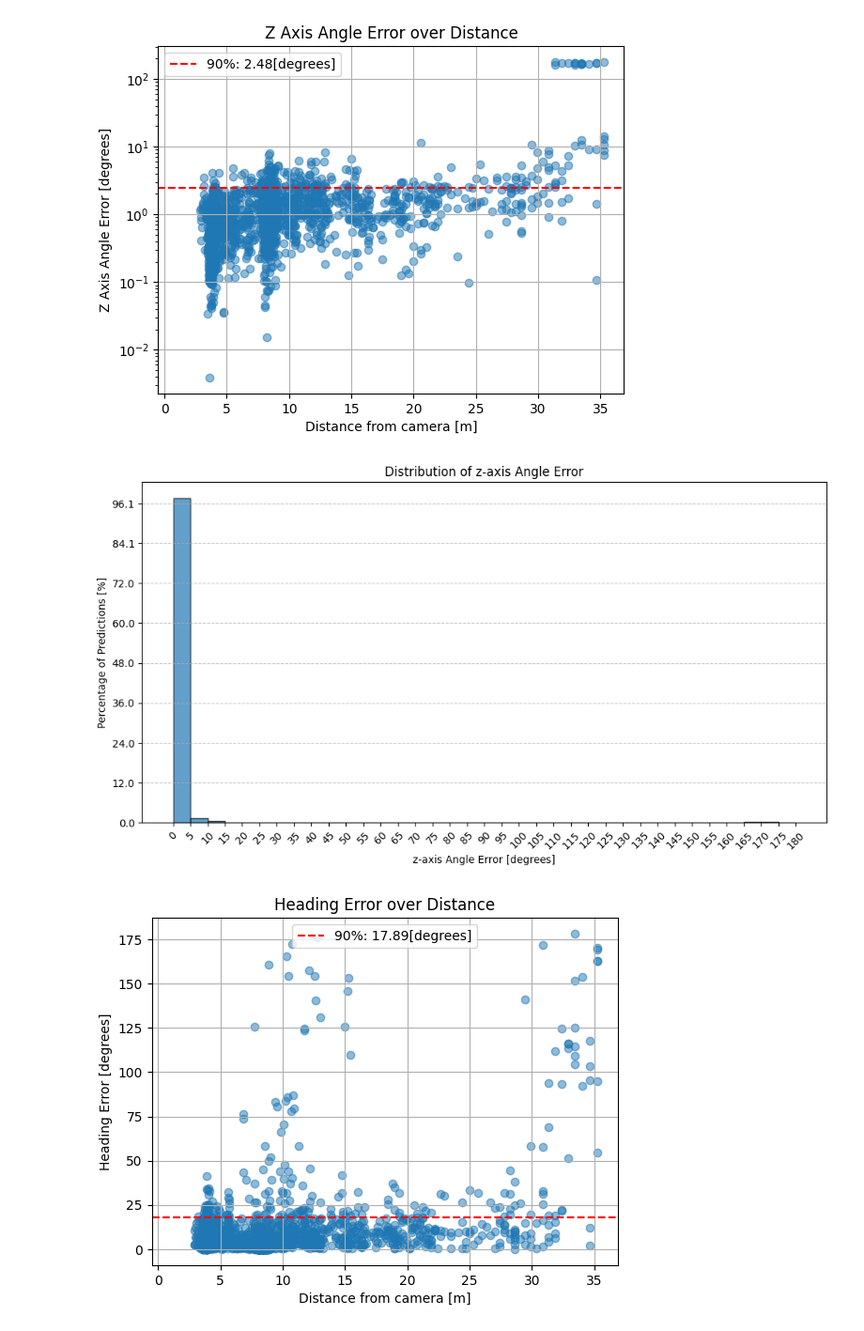
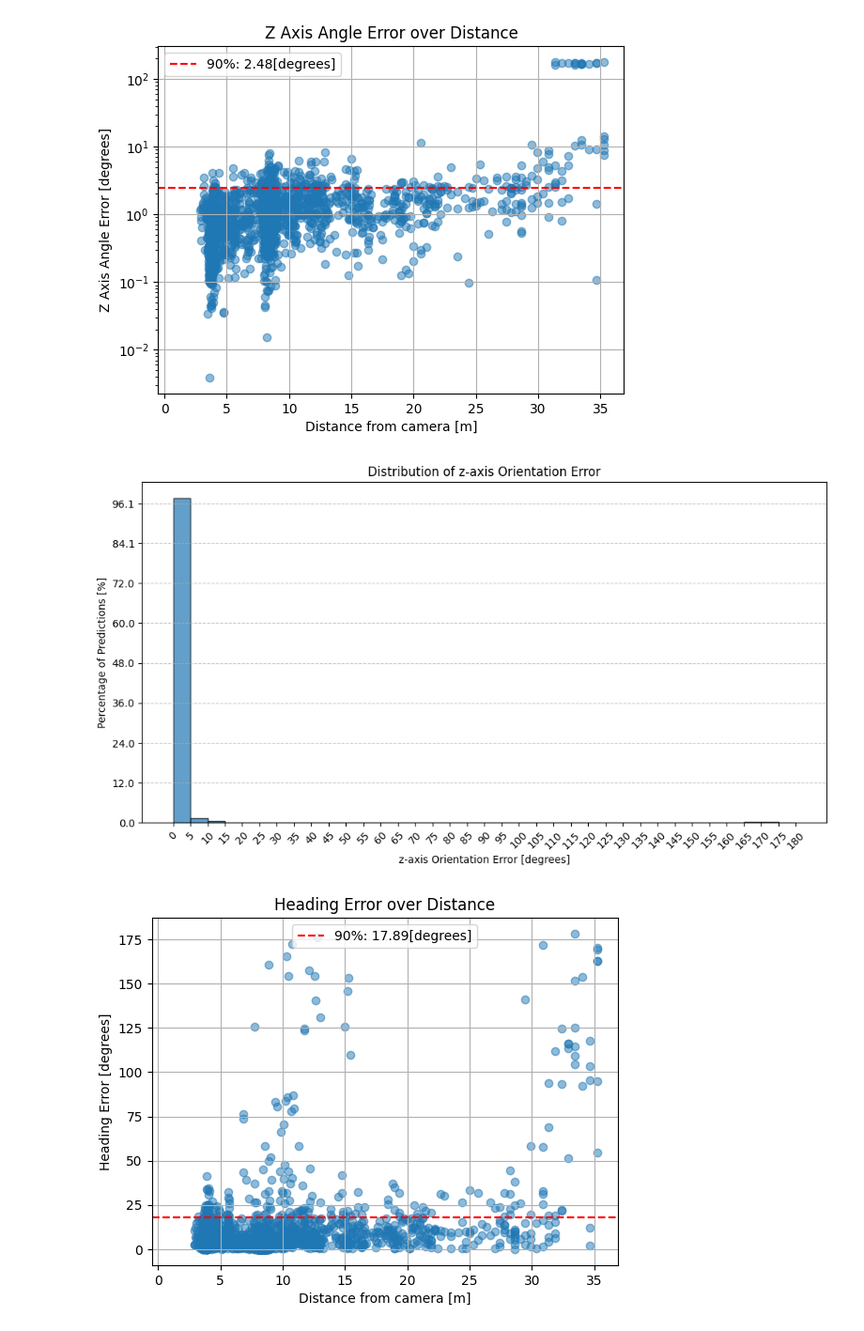
Before and after one commit to vitaondr/YOLOv5-6D-Pose-fork, a Jupyter notebook: plots.ipynb, the cells around one changed output. Shown: that part at 94% size. Saved outputs shown, nothing was run; the diff lists cells and outputs as text; code cells hidden in the pictures.

```diff
--- a/plots.ipynb
+++ b/plots.ipynb
@@ -17,6 +17,7 @@ import matplotlib.pyplot as plt
 csv_path = 'runs/test/exp3/'
 results = 'test_results.csv'
 summary = 'test_summary.csv'
+save_path = '/home/ondra/BC/graphs/real_train_real_test/'
 
 df_results = pd.read_csv(csv_path + results)  # Replace 'data.csv' with the actual file name
 print(df_results.head())
@@ -183,20 +224,28 @@ plt.show()
 # %% [output]
 [figure]
 # %%
+fig, ax = plt.subplots()
+
 # Define bins for the histogram
 bins = range(0, int(df_results['z_axis_angle_error'].max()) + 5, 5)
 
 # Plot the histogram
-plt.hist(df_results['z_axis_angle_error'], bins=bins, edgecolor='black', alpha=0.7)
-plt.title('Distribution of z-axis Orientation Error')
-plt.xlabel('z-axis Orientation Error [degrees]')
-plt.ylabel('Percentage of Predictions [%]')
-plt.xticks(bins, rotation=45)
-plt.gcf().set_size_inches(12, 6)  # Set the figure size to make the plot wider
+counts, _, _ = ax.hist(df_results['z_axis_angle_error'], bins=bins, edgecolor='black', alpha=0.7)
+
+ax.set_title('Distribution of z-axis Orientation Error')
+ax.set_xlabel('z-axis Orientation Error [degrees]')
+ax.set_ylabel('Percentage of Predictions [%]')
+ax.set_xticks(bins)
+ax.tick_params(axis='x', rotation=45)
 total_predictions = len(df_results)
-plt.gca().yaxis.set_major_formatter(plt.FuncFormatter(lambda y, _: f'{(y / total_predictions) * 100:.1f}'))
-plt.grid(axis='y', linestyle='--', alpha=0.7)
+ax.yaxis.set_major_formatter(plt.FuncFormatter(lambda y, _: f'{(y / total_predictions) * 100:.1f}'))
+ax.grid(axis='y', linestyle='--', alpha=0.7)
+
+fig.set_size_inches(12, 6)  # Set the figure size to make the plot wider
+
+# Save the plot as a PDF
+fig.savefig(save_path + 'z_axis_orientation_error_distribution.pdf', format='pdf')
 plt.show()
 # %% [output]
-[figure, old version]
+[figure, new version]
 # %%
```
Also changed, not shown: parts of 9 cells of this notebook, 2 other files.
